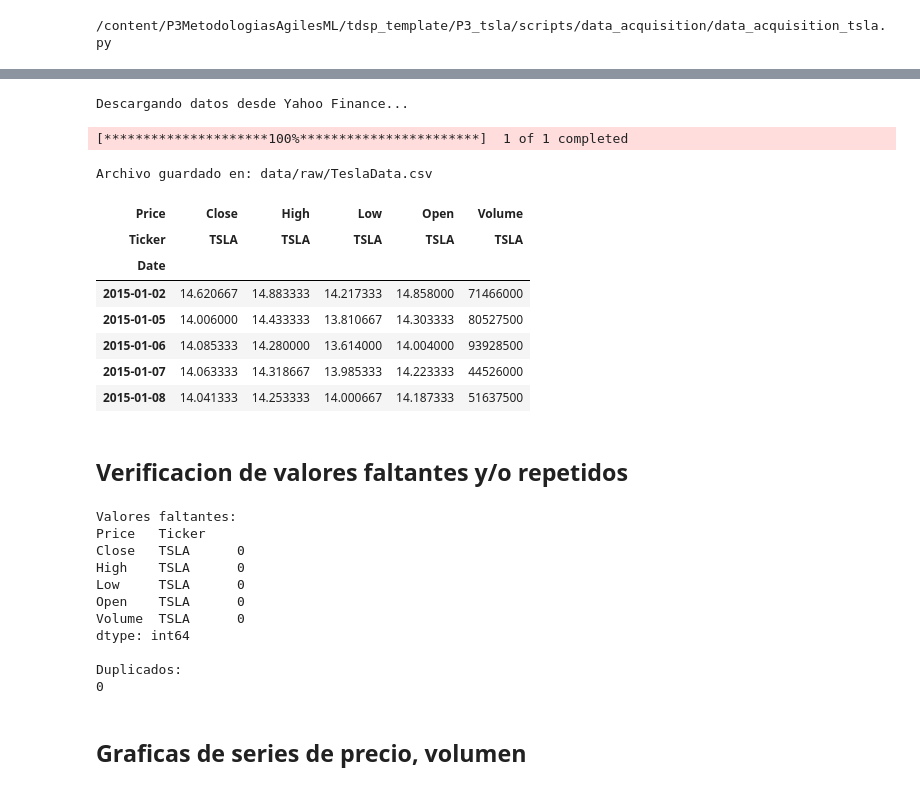
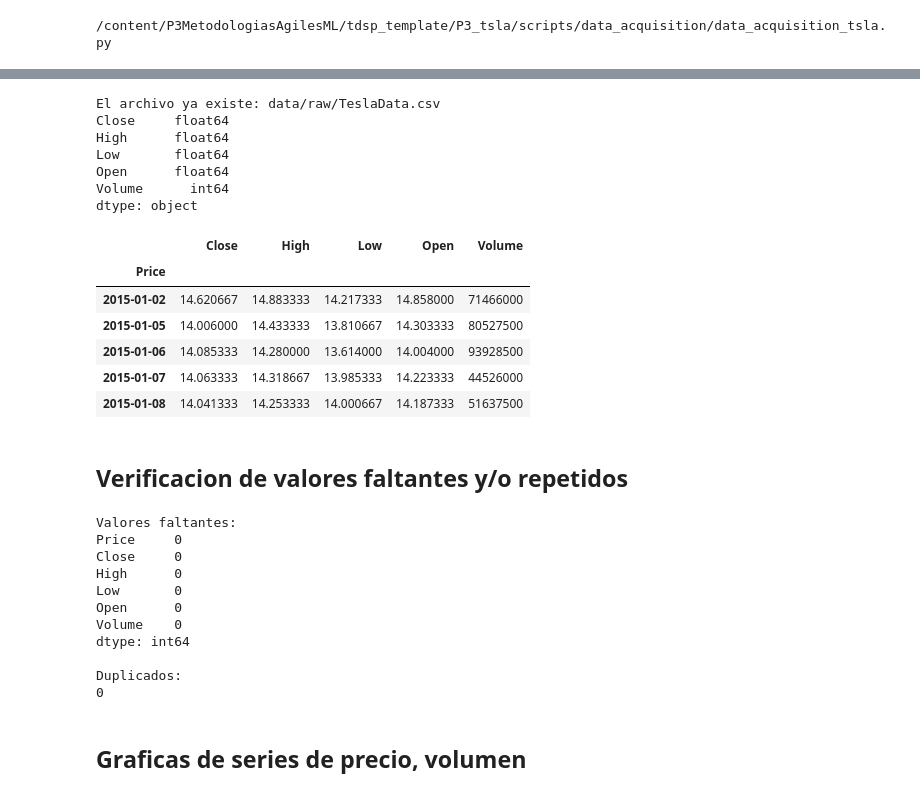
Before and after one commit to 42engineering/P3MetodologiasAgilesML, a Jupyter notebook: tdsp_template/P3_tsla/scripts/data_acquisition/PT1.1ColabV2.ipynb, the cells around one changed output, grey strips where cells are left out. Drawn from its saved outputs; the diff is of its cells as text; code cells hidden in the pictures.

```diff
--- a/tdsp_template/P3_tsla/scripts/data_acquisition/PT1.1ColabV2.ipynb
+++ b/tdsp_template/P3_tsla/scripts/data_acquisition/PT1.1ColabV2.ipynb
@@ -176,21 +181,51 @@ Switched to a new branch 'ProyectoAplicadoFase4'
 # %%
 import sys
+import pandas as pd
 
 # sys.path.append('/content/P3MetodologiasAgilesML/tdsp_template/P3MetodologiasAgilesML/tdsp_template/P3_tsla')
-sys.path.append('/content/P3MetodologiasAgilesML/tdsp_template/P3_tsla')
+# sys.path.append('/content/P3MetodologiasAgilesML/tdsp_template/P3_tsla')
 
-from scripts.data_acquisition.data_acquisition_tsla import dataTeslaCsv
+from P3_tsla.scripts.data_acquisition.data_acquisition_tsla import dataTeslaCsv
 
 df = dataTeslaCsv()
+df = df.iloc[2:]
+
+df['Price'] = pd.to_datetime(df['Price'])
+
+df.set_index('Price', inplace=True)
+
+numericColumns = [
+    'Close',
+    'High',
+    'Low',
+    'Open',
+    'Volume'
+]
+
+for col in numericColumns:
+
+    df[col] = pd.to_numeric(
+        df[col],
+        errors='coerce'
+    )
+
+# =====================================================
+# Verificación
+# =====================================================
+
+print(df.dtypes)
 
 display(df.head())
 # %% [output]
-Descargando datos desde Yahoo Finance...
+El archivo ya existe: data/raw/TeslaData.csv
+Close     float64
+High      float64
+Low       float64
+Open      float64
+Volume      int64
+dtype: object
-[*********************100%***********************]  1 of 1 completed
-Archivo guardado en: data/raw/TeslaData.csv
-| Price | Close | High | Low | Open | Volume |
-| Ticker | TSLA | TSLA | TSLA | TSLA | TSLA |
-| Date |  |  |  |  |  |
+|  | Close | High | Low | Open | Volume |
+| Price |  |  |  |  |  |
 | 2015-01-02 | 14.620667 | 14.883333 | 14.217333 | 14.858000 | 71466000 |
 | 2015-01-05 | 14.006000 | 14.433333 | 13.810667 | 14.303333 | 80527500 |
 | 2015-01-06 | 14.085333 | 14.280000 | 13.614000 | 14.004000 | 93928500 |
@@ -345,12 +380,12 @@ df.drop_duplicates(inplace=True)
 df.dropna(inplace=True)
 # %% [output]
 Valores faltantes:
-Price   Ticker
-Close   TSLA      0
-High    TSLA      0
-Low     TSLA      0
-Open    TSLA      0
-Volume  TSLA      0
+Price     0
+Close     0
+High      0
+Low       0
+Open      0
+Volume    0
 dtype: int64
 
 Duplicados:
```
Also changed, not shown: parts of 27 cells of this notebook.
